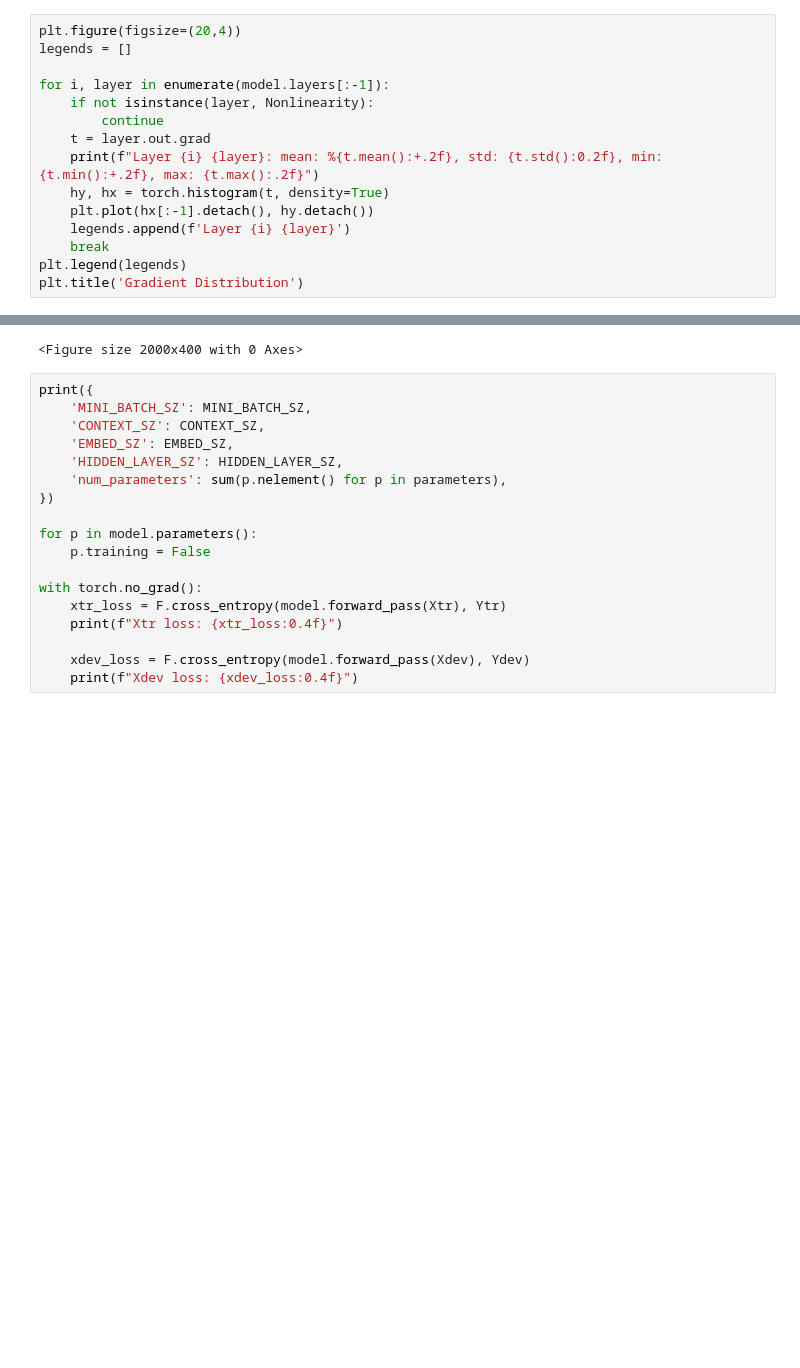
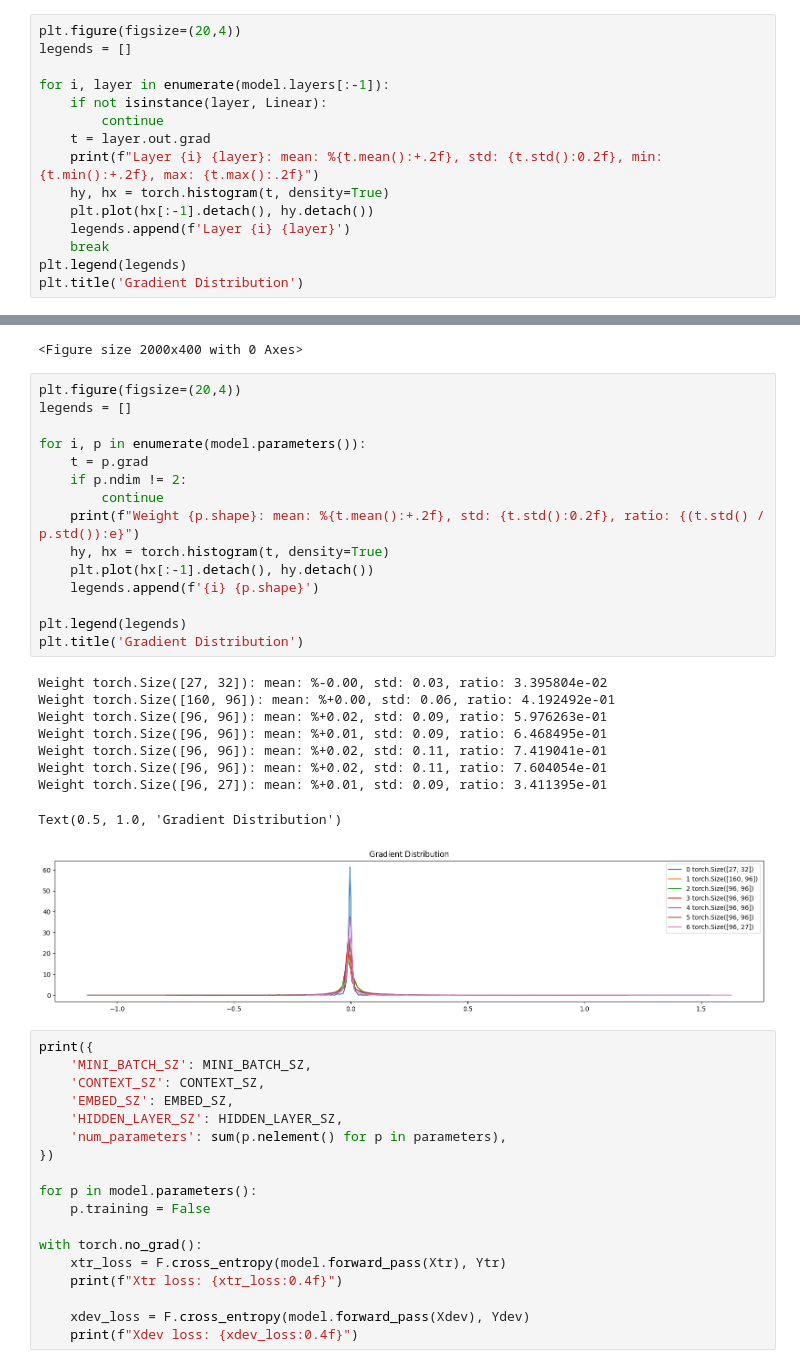
Before and after one commit to allenporter/karpathy-guides, a Jupyter notebook: makemore/makemore_mlp_pytorch2.ipynb, the cells around one changed output, grey strips where cells are left out. Cells and saved outputs as stored; diff of their text form; blank space fills up the shorter version.

Commit message:
Parameter activation and gradient statistics

```diff
--- a/makemore/makemore_mlp_pytorch2.ipynb
+++ b/makemore/makemore_mlp_pytorch2.ipynb
@@ -606,7 +617,7 @@ plt.figure(figsize=(20,4))
 legends = []
 
 for i, layer in enumerate(model.layers[:-1]):
-    if not isinstance(layer, Nonlinearity):
+    if not isinstance(layer, Linear):
         continue
     t = layer.out.grad
     print(f"Layer {i} {layer}: mean: %{t.mean():+.2f}, std: {t.std():0.2f}, min: {t.min():+.2f}, max: {t.max():.2f}")
@@ -619,6 +630,31 @@ plt.title('Gradient Distribution')
 # %% [output]
 AttributeError: 'NoneType' object has no attribute 'mean'
 <Figure size 2000x400 with 0 Axes>
+# %%
+plt.figure(figsize=(20,4))
+legends = []
+
+for i, p in enumerate(model.parameters()):
+    t = p.grad
+    if p.ndim != 2:
+        continue
+    print(f"Weight {p.shape}: mean: %{t.mean():+.2f}, std: {t.std():0.2f}, ratio: {(t.std() / p.std()):e}")
+    hy, hx = torch.histogram(t, density=True)
+    plt.plot(hx[:-1].detach(), hy.detach())
+    legends.append(f'{i} {p.shape}')
+
+plt.legend(legends)
+plt.title('Gradient Distribution')
+# %% [output]
+Weight torch.Size([27, 32]): mean: %-0.00, std: 0.03, ratio: 3.395804e-02
+Weight torch.Size([160, 96]): mean: %+0.00, std: 0.06, ratio: 4.192492e-01
+Weight torch.Size([96, 96]): mean: %+0.02, std: 0.09, ratio: 5.976263e-01
+Weight torch.Size([96, 96]): mean: %+0.01, std: 0.09, ratio: 6.468495e-01
+Weight torch.Size([96, 96]): mean: %+0.02, std: 0.11, ratio: 7.419041e-01
+Weight torch.Size([96, 96]): mean: %+0.02, std: 0.11, ratio: 7.604054e-01
+Weight torch.Size([96, 27]): mean: %+0.01, std: 0.09, ratio: 3.411395e-01
+Text(0.5, 1.0, 'Gradient Distribution')
+[figure, added]
 # %%
 print({
     'MINI_BATCH_SZ': MINI_BATCH_SZ,
```
Also changed, not shown: parts of 2 cells of this notebook.
